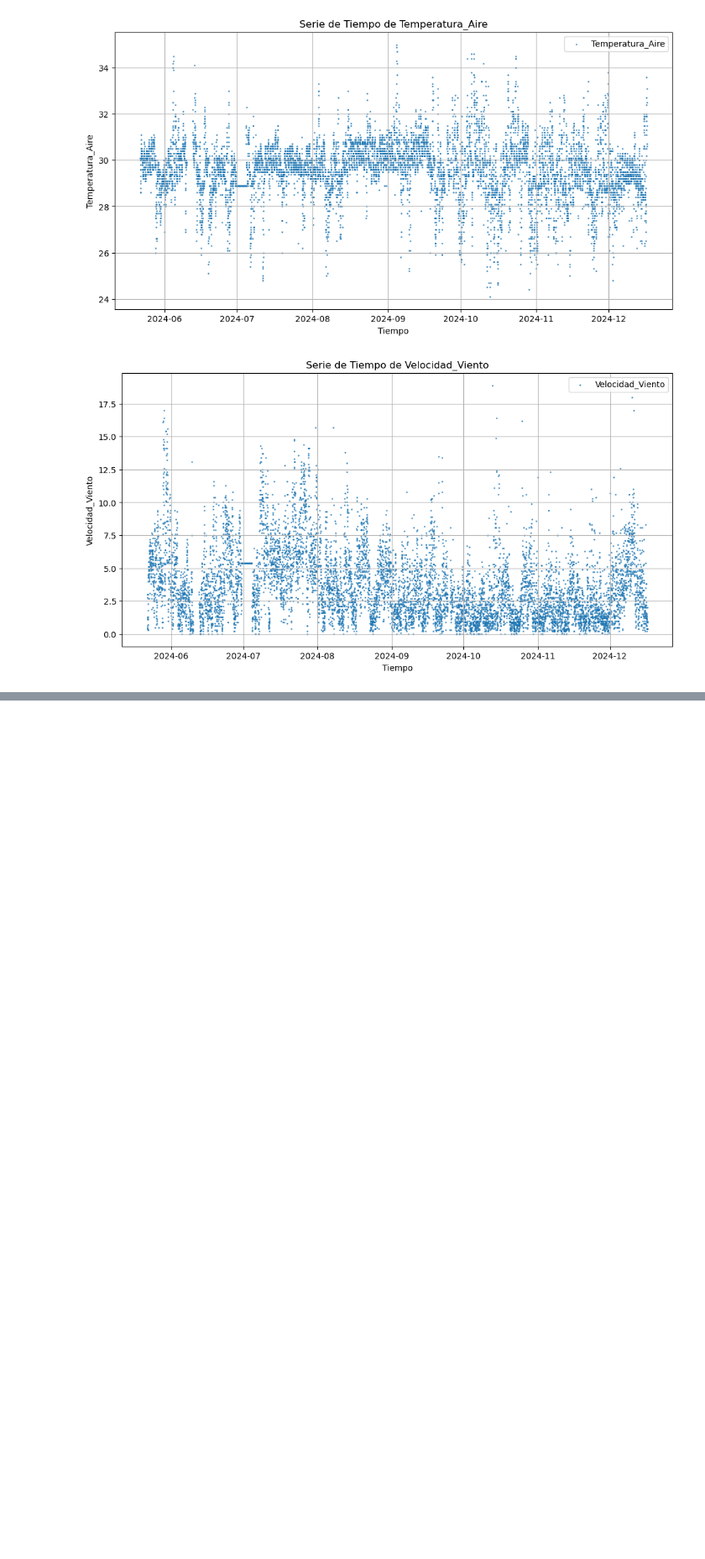
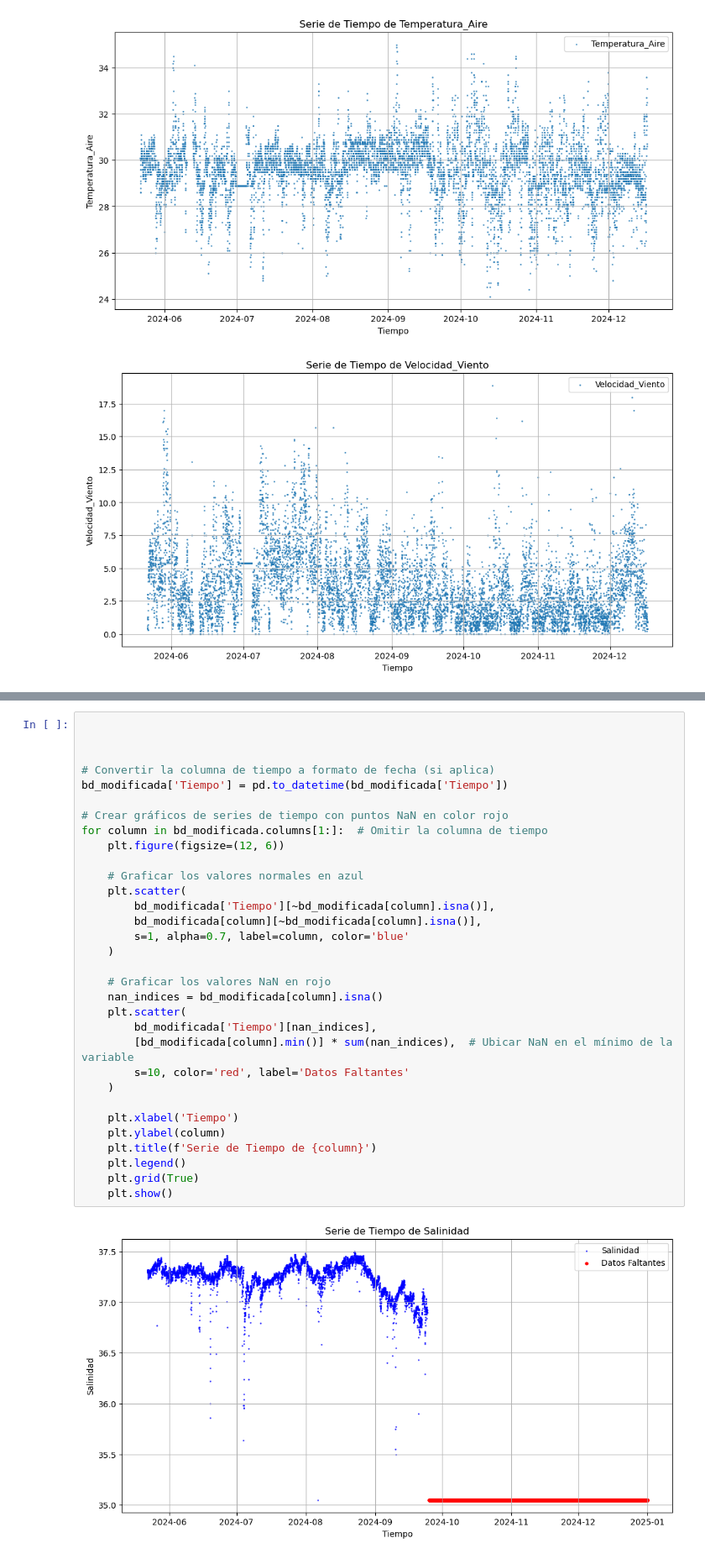
Before and after one commit to Haiber1994/pepa, a Jupyter notebook: Codigo_consultoria.ipynb, the cells around one changed output, grey strips where cells are left out. Shown at 84% size. Drawn from its saved outputs; the diff is of its cells as text; blank space fills up the shorter version.

```diff
--- a/Codigo_consultoria.ipynb
+++ b/Codigo_consultoria.ipynb
@@ -40,0 +89,34 @@ for column in bd_integrada.columns[1:]:  # Omitir la columna de tiempo
+# %%
+
+
+
+# Convertir la columna de tiempo a formato de fecha (si aplica)
+bd_modificada['Tiempo'] = pd.to_datetime(bd_modificada['Tiempo'])
+
+# Crear gráficos de series de tiempo con puntos NaN en color rojo
+for column in bd_modificada.columns[1:]:  # Omitir la columna de tiempo
+    plt.figure(figsize=(12, 6))
+
+    # Graficar los valores normales en azul
+    plt.scatter(
+        bd_modificada['Tiempo'][~bd_modificada[column].isna()],
+        bd_modificada[column][~bd_modificada[column].isna()],
+        s=1, alpha=0.7, label=column, color='blue'
+    )
+
+    # Graficar los valores NaN en rojo
+    nan_indices = bd_modificada[column].isna()
+    plt.scatter(
+        bd_modificada['Tiempo'][nan_indices],
+        [bd_modificada[column].min()] * sum(nan_indices),  # Ubicar NaN en el mínimo de la variable
+        s=10, color='red', label='Datos Faltantes'
+    )
+
+    plt.xlabel('Tiempo')
+    plt.ylabel(column)
+    plt.title(f'Serie de Tiempo de {column}')
+    plt.legend()
+    plt.grid(True)
+    plt.show()
+# %% [output]
+[figure, added]
```
Also changed, not shown: parts of 4 cells of this notebook.
